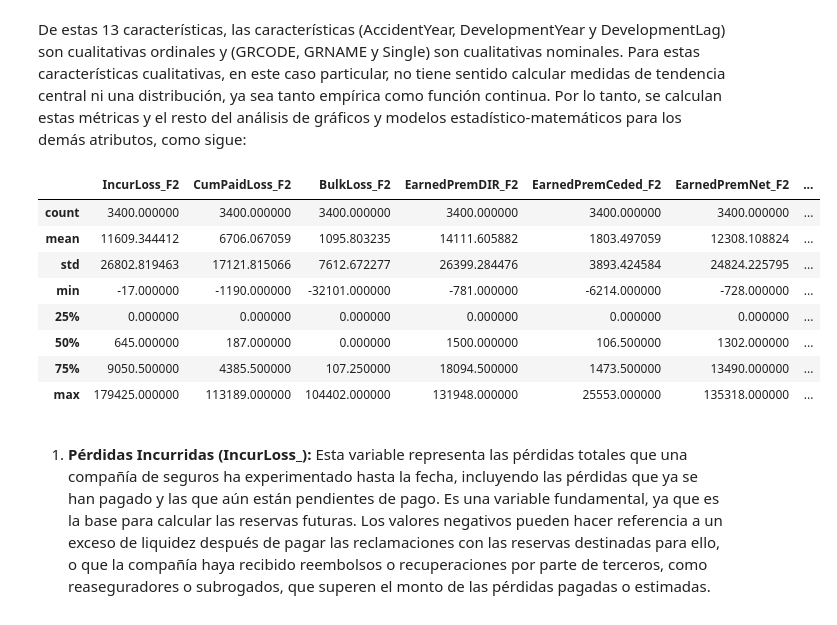
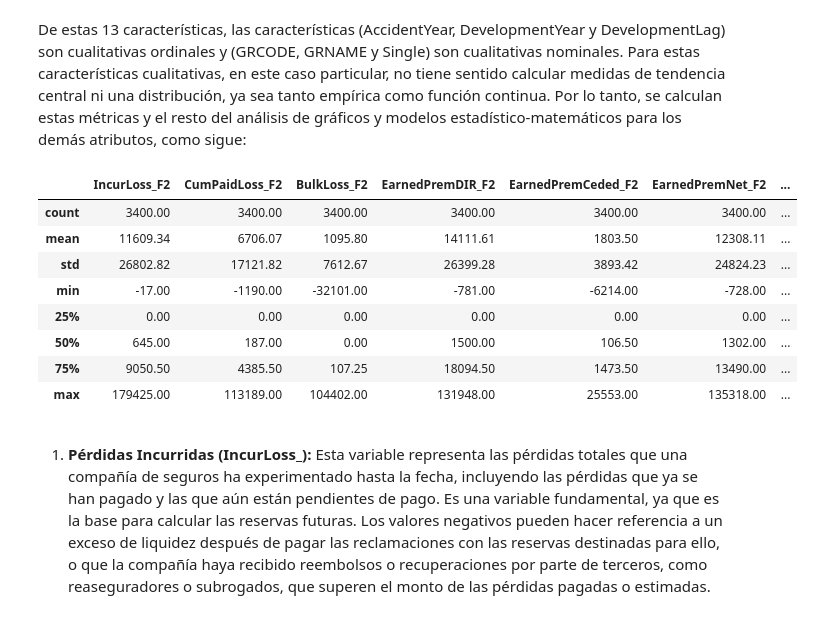
Before and after one commit to angiellanos/Prediccion_de_reservas, a Jupyter notebook: Modelo_Provisiones.ipynb, the cells around one changed output. Drawn from its saved outputs; the diff is of its cells as text; code cells hidden in the pictures.

```diff
--- a/Modelo_Provisiones.ipynb
+++ b/Modelo_Provisiones.ipynb
@@ -112,17 +113,18 @@ De lo anterior se deduce que hay una variable no numérica, 6 cualitativas y el
 # %% [markdown]
 De estas 13 características, las características (AccidentYear, DevelopmentYear y DevelopmentLag) son cualitativas ordinales y (GRCODE, GRNAME y Single) son cualitativas nominales. Para estas características cualitativas, en este caso particular, no tiene sentido calcular medidas de tendencia central ni una distribución, ya sea tanto empírica como función continua. Por lo tanto, se calculan estas métricas y el resto del análisis de gráficos y modelos estadístico-matemáticos para los demás atributos, como sigue:
 # %%
-data.iloc[:, np.r_[5:11, -1:0]].describe()
+r = lambda x: round(x,2)
+r(data.iloc[:, np.r_[5:11, -1:0]].describe())
 # %% [output]
 |  | IncurLoss_F2 | CumPaidLoss_F2 | BulkLoss_F2 | EarnedPremDIR_F2 | EarnedPremCeded_F2 | EarnedPremNet_F2 | ... |
-| count | 3400.000000 | 3400.000000 | 3400.000000 | 3400.000000 | 3400.000000 | 3400.000000 | ... |
-| mean | 11609.344412 | 6706.067059 | 1095.803235 | 14111.605882 | 1803.497059 | 12308.108824 | ... |
-| std | 26802.819463 | 17121.815066 | 7612.672277 | 26399.284476 | 3893.424584 | 24824.225795 | ... |
-| min | -17.000000 | -1190.000000 | -32101.000000 | -781.000000 | -6214.000000 | -728.000000 | ... |
-| 25% | 0.000000 | 0.000000 | 0.000000 | 0.000000 | 0.000000 | 0.000000 | ... |
-| 50% | 645.000000 | 187.000000 | 0.000000 | 1500.000000 | 106.500000 | 1302.000000 | ... |
-| 75% | 9050.500000 | 4385.500000 | 107.250000 | 18094.500000 | 1473.500000 | 13490.000000 | ... |
-| max | 179425.000000 | 113189.000000 | 104402.000000 | 131948.000000 | 25553.000000 | 135318.000000 | ... |
+| count | 3400.00 | 3400.00 | 3400.00 | 3400.00 | 3400.00 | 3400.00 | ... |
+| mean | 11609.34 | 6706.07 | 1095.80 | 14111.61 | 1803.50 | 12308.11 | ... |
+| std | 26802.82 | 17121.82 | 7612.67 | 26399.28 | 3893.42 | 24824.23 | ... |
+| min | -17.00 | -1190.00 | -32101.00 | -781.00 | -6214.00 | -728.00 | ... |
+| 25% | 0.00 | 0.00 | 0.00 | 0.00 | 0.00 | 0.00 | ... |
+| 50% | 645.00 | 187.00 | 0.00 | 1500.00 | 106.50 | 1302.00 | ... |
+| 75% | 9050.50 | 4385.50 | 107.25 | 18094.50 | 1473.50 | 13490.00 | ... |
+| max | 179425.00 | 113189.00 | 104402.00 | 131948.00 | 25553.00 | 135318.00 | ... |
 # %% [markdown]
 
 1. **Pérdidas Incurridas (IncurLoss_):** Esta variable representa las pérdidas totales que una compañía de seguros ha experimentado hasta la fecha, incluyendo las pérdidas que ya se han pagado y las que aún están pendientes de pago. Es una variable fundamental, ya que es la base para calcular las reservas futuras. Los valores negativos pueden hacer referencia a un exceso de liquidez después de pagar las reclamaciones con las reservas destinadas para ello, o que la compañía haya recibido reembolsos o recuperaciones por parte de terceros, como reaseguradores o subrogados, que superen el monto de las pérdidas pagadas o estimadas.
```
Also changed, not shown: parts of 15 cells of this notebook.
